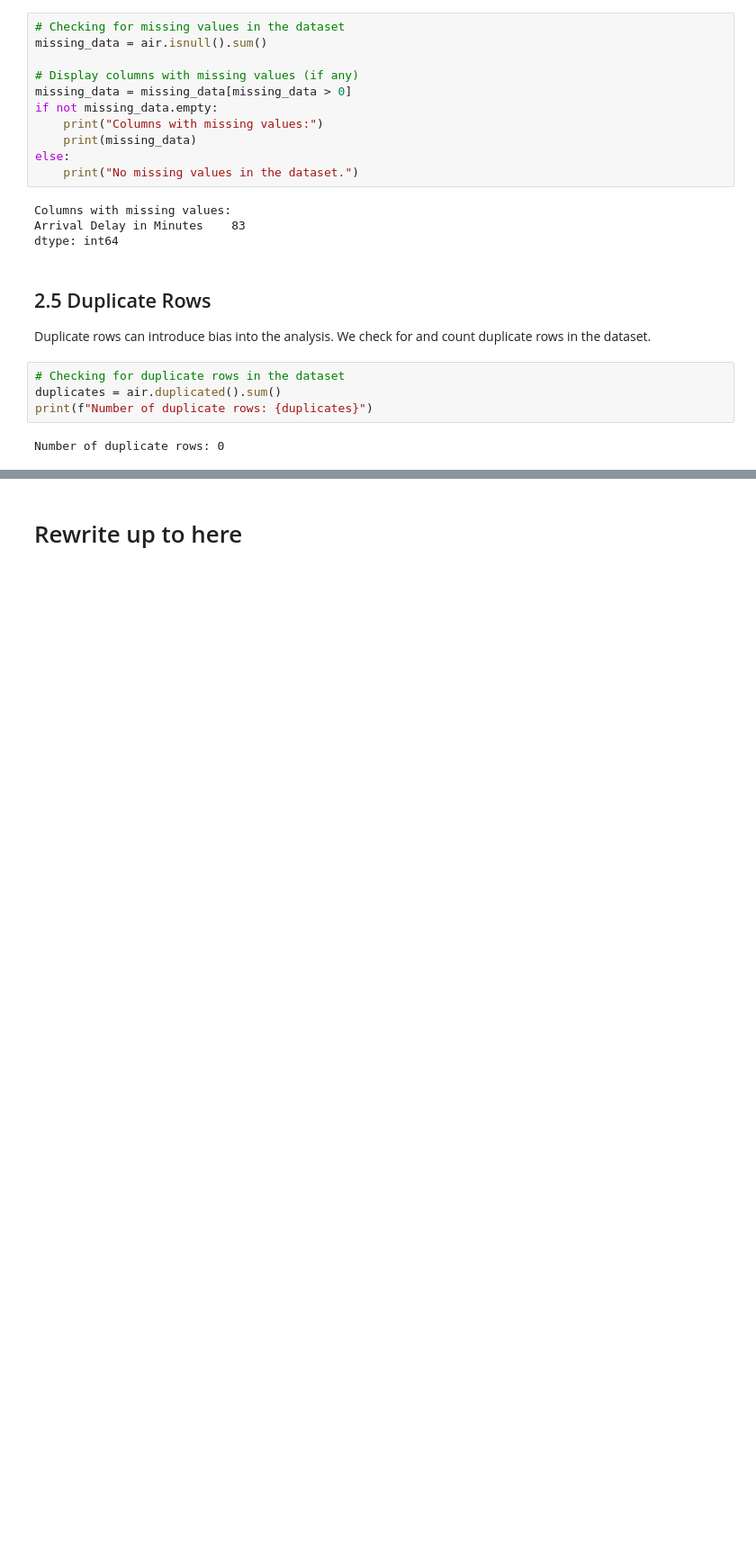
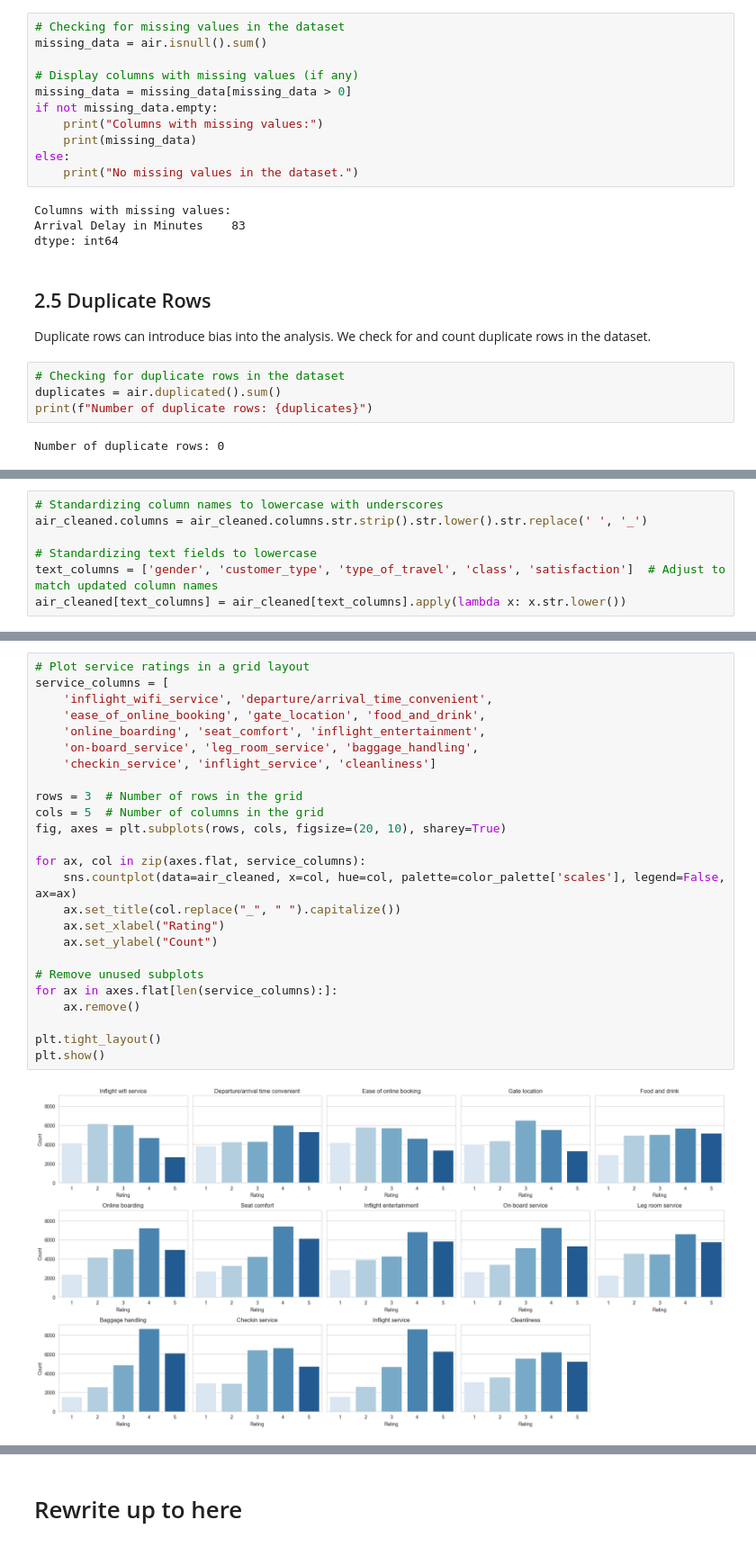
Before and after one commit to buthontingtimothy/EDA_Mini_Project, a Jupyter notebook: EDA Mini Project - Python Notebook.ipynb, the cells around one changed output, grey strips where cells are left out. Shown at 90% size. Drawn from its saved outputs; the diff is of its cells as text; blank space fills up the shorter version.

```diff
--- a/EDA Mini Project - Python Notebook.ipynb
+++ b/EDA Mini Project - Python Notebook.ipynb
@@ -170,0 +225,7 @@ Number of duplicate rows: 0
+# %%
+# Standardizing column names to lowercase with underscores
+air_cleaned.columns = air_cleaned.columns.str.strip().str.lower().str.replace(' ', '_')
+
+# Standardizing text fields to lowercase
+text_columns = ['gender', 'customer_type', 'type_of_travel', 'class', 'satisfaction']  # Adjust to match updated column names
+air_cleaned[text_columns] = air_cleaned[text_columns].apply(lambda x: x.str.lower())
@@ -170,0 +390,27 @@ Number of duplicate rows: 0
+# %%
+# Plot service ratings in a grid layout
+service_columns = [
+    'inflight_wifi_service', 'departure/arrival_time_convenient',
+    'ease_of_online_booking', 'gate_location', 'food_and_drink',
+    'online_boarding', 'seat_comfort', 'inflight_entertainment',
+    'on-board_service', 'leg_room_service', 'baggage_handling',
+    'checkin_service', 'inflight_service', 'cleanliness']
+
+rows = 3  # Number of rows in the grid
+cols = 5  # Number of columns in the grid
+fig, axes = plt.subplots(rows, cols, figsize=(20, 10), sharey=True)
+
+for ax, col in zip(axes.flat, service_columns):
+    sns.countplot(data=air_cleaned, x=col, hue=col, palette=color_palette['scales'], legend=False, ax=ax)
+    ax.set_title(col.replace("_", " ").capitalize())
+    ax.set_xlabel("Rating")
+    ax.set_ylabel("Count")
+
+# Remove unused subplots
+for ax in axes.flat[len(service_columns):]:
+    ax.remove()
+
+plt.tight_layout()
+plt.show()
+# %% [output]
+[figure, added]
```
Also changed, not shown: parts of 37 cells of this notebook.
